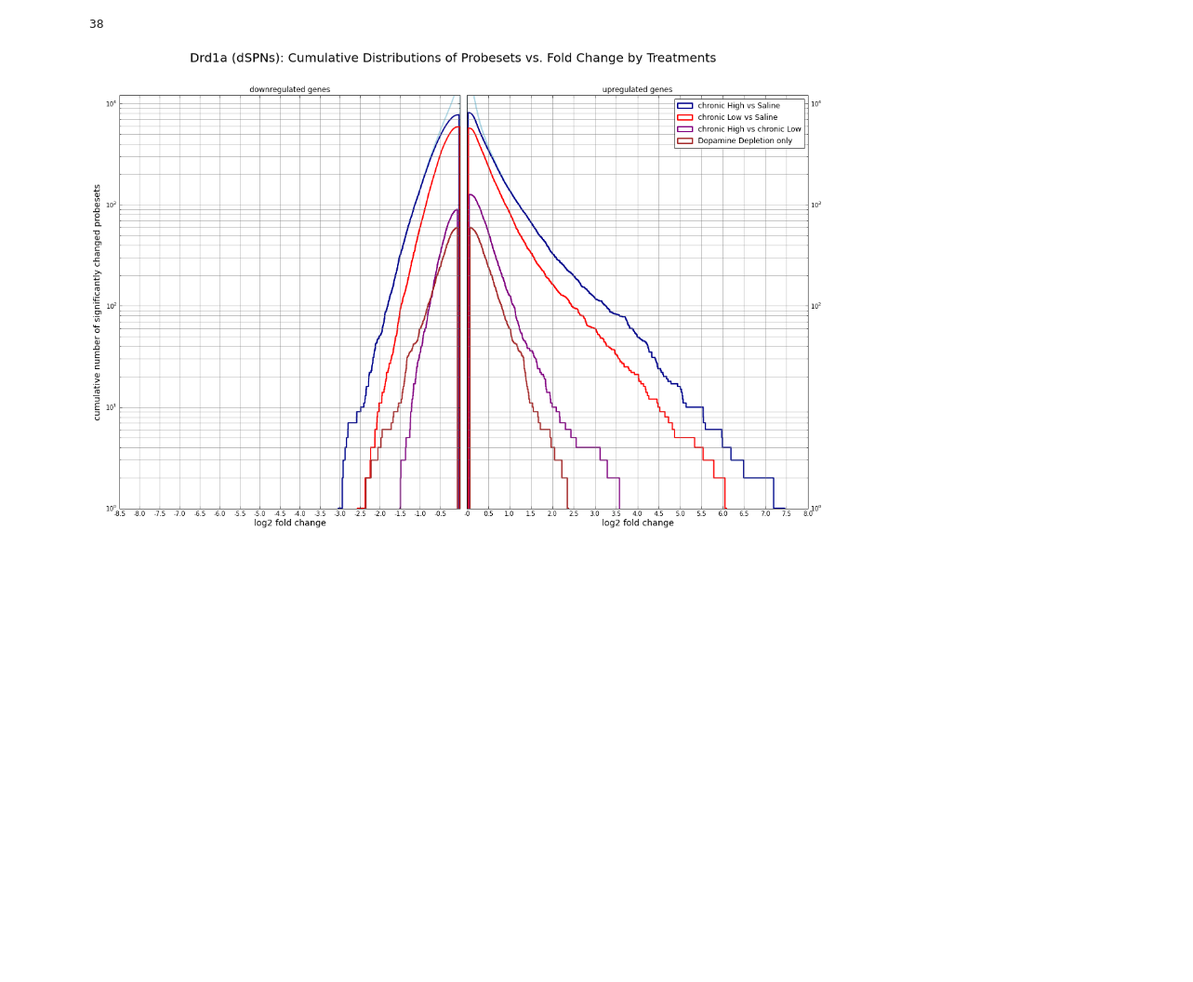
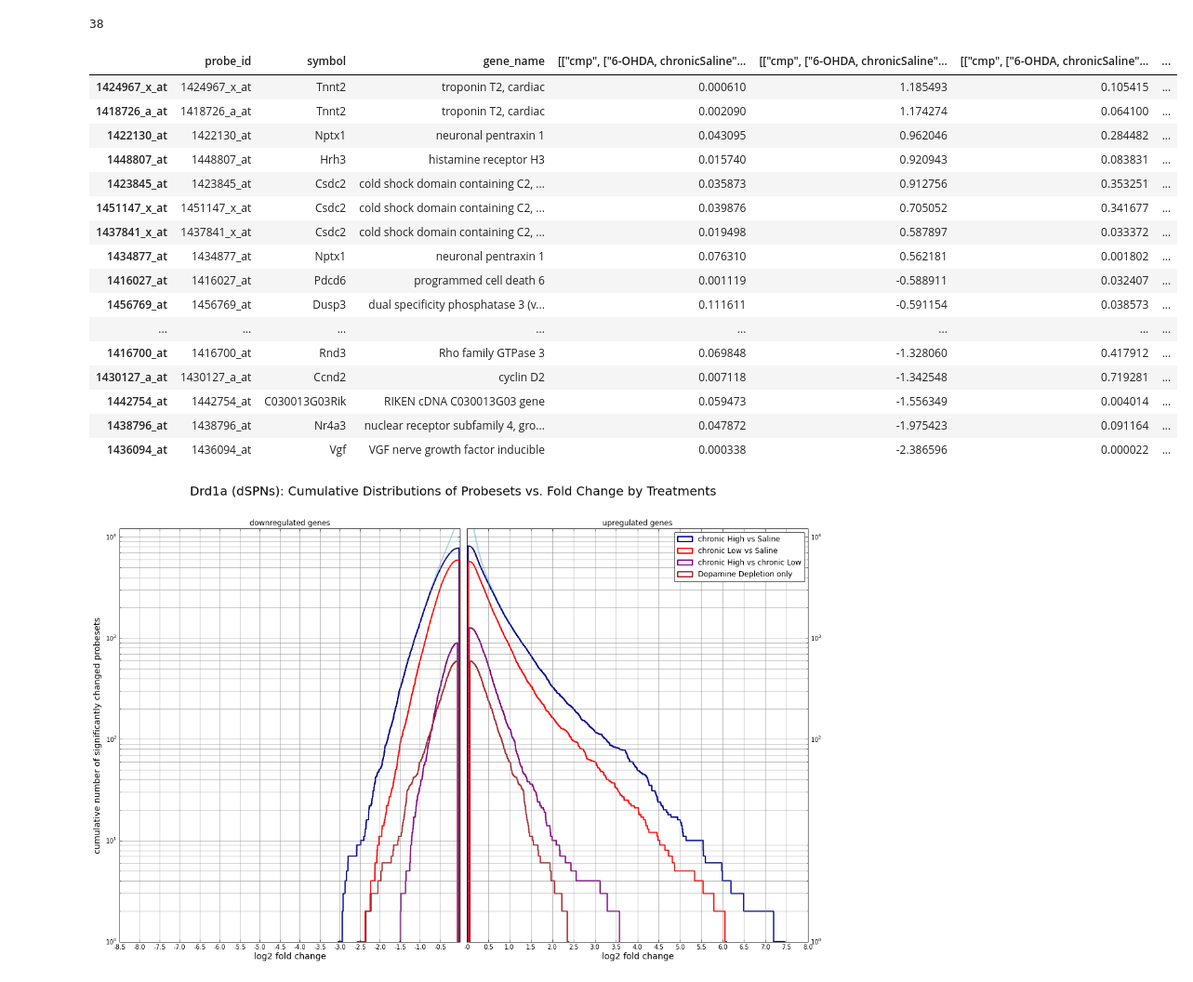
Before and after one commit to aheilbut/pdmouse, a Jupyter notebook: py/pd_supp_tables.ipynb, the cells around one changed output. Shown at 93% size. Saved outputs shown, nothing was run; the diff lists cells and outputs as text; code cells hidden in the pictures; blank space fills up the shorter version.

```diff
--- a/py/pd_supp_tables.ipynb
+++ b/py/pd_supp_tables.ipynb
@@ -2672,6 +2886,26 @@ len(combined_dopamine_depletion_probesets)
 38
 # %%
 Table 1D
+# %%
+combined_dopamine_depletion_probesets
+# %% [output]
+|  | probe_id | symbol | gene_name | [["cmp", ["6-OHDA, chronicSaline"... | [["cmp", ["6-OHDA, chronicSaline"... | [["cmp", ["6-OHDA, chronicSaline"... | ... |
+| 1424967_x_at | 1424967_x_at | Tnnt2 | troponin T2, cardiac | 0.000610 | 1.185493 | 0.105415 | ... |
+| 1418726_a_at | 1418726_a_at | Tnnt2 | troponin T2, cardiac | 0.002090 | 1.174274 | 0.064100 | ... |
+| 1422130_at | 1422130_at | Nptx1 | neuronal pentraxin 1 | 0.043095 | 0.962046 | 0.284482 | ... |
+| 1448807_at | 1448807_at | Hrh3 | histamine receptor H3 | 0.015740 | 0.920943 | 0.083831 | ... |
+| 1423845_at | 1423845_at | Csdc2 | cold shock domain containing C2, ... | 0.035873 | 0.912756 | 0.353251 | ... |
+| 1451147_x_at | 1451147_x_at | Csdc2 | cold shock domain containing C2, ... | 0.039876 | 0.705052 | 0.341677 | ... |
+| 1437841_x_at | 1437841_x_at | Csdc2 | cold shock domain containing C2, ... | 0.019498 | 0.587897 | 0.033372 | ... |
+| 1434877_at | 1434877_at | Nptx1 | neuronal pentraxin 1 | 0.076310 | 0.562181 | 0.001802 | ... |
+| 1416027_at | 1416027_at | Pdcd6 | programmed cell death 6 | 0.001119 | -0.588911 | 0.032407 | ... |
+| 1456769_at | 1456769_at | Dusp3 | dual specificity phosphatase 3 (v... | 0.111611 | -0.591154 | 0.038573 | ... |
+| ... | ... | ... | ... | ... | ... | ... | ... |
+| 1416700_at | 1416700_at | Rnd3 | Rho family GTPase 3 | 0.069848 | -1.328060 | 0.417912 | ... |
+| 1430127_a_at | 1430127_a_at | Ccnd2 | cyclin D2 | 0.007118 | -1.342548 | 0.719281 | ... |
+| 1442754_at | 1442754_at | C030013G03Rik | RIKEN cDNA C030013G03 gene | 0.059473 | -1.556349 | 0.004014 | ... |
+| 1438796_at | 1438796_at | Nr4a3 | nuclear receptor subfamily 4, gro... | 0.047872 | -1.975423 | 0.091164 | ... |
+| 1436094_at | 1436094_at | Vgf | VGF nerve growth factor inducible | 0.000338 | -2.386596 | 0.000022 | ... |
 # %%
 writeTable( combined_dopamine_depletion_probesets.sort_index(
                                     by=cn_cp73_bh_ttest_pval, ascending=False
```
Also changed, not shown: parts of 40 cells of this notebook, 4 other files.
